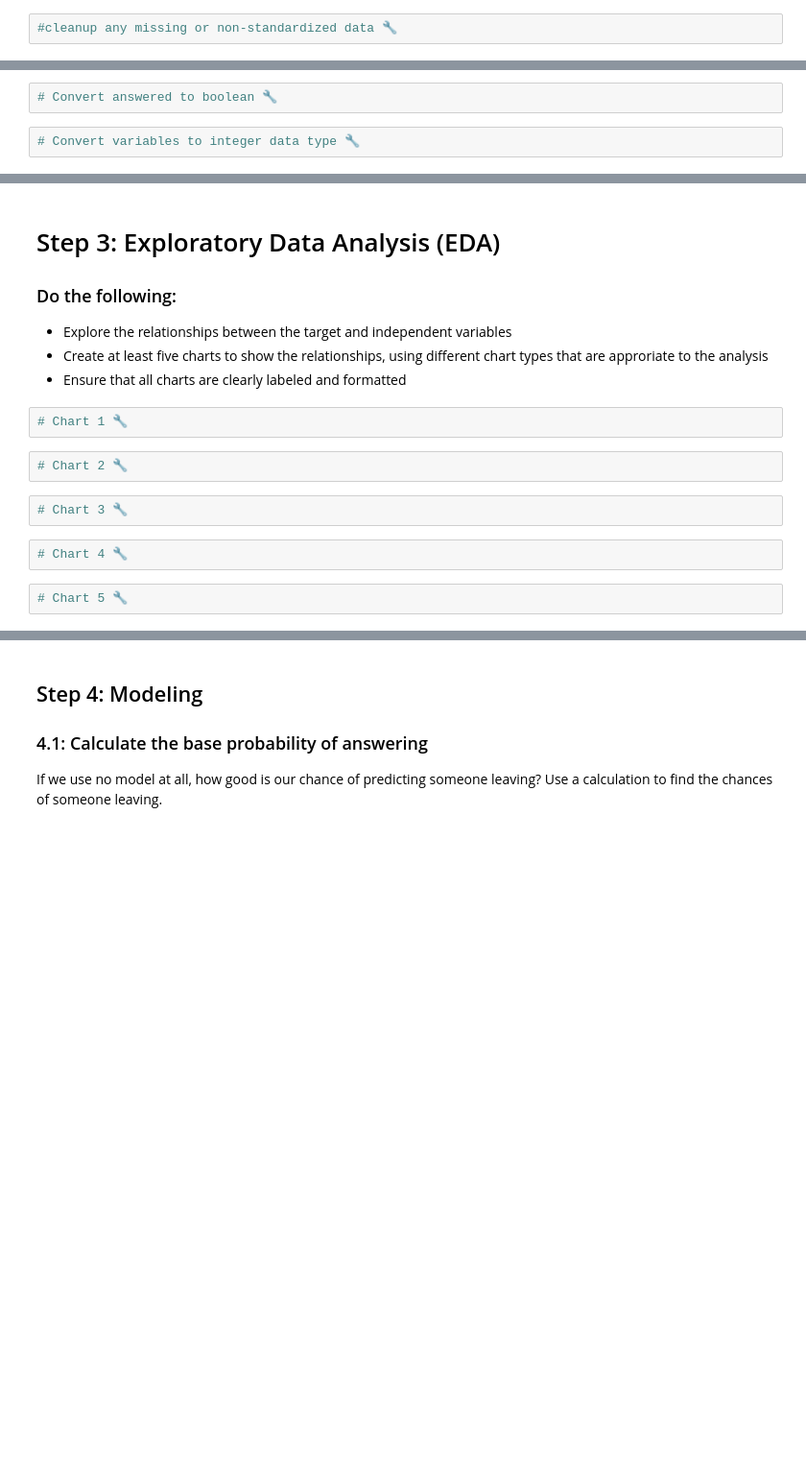
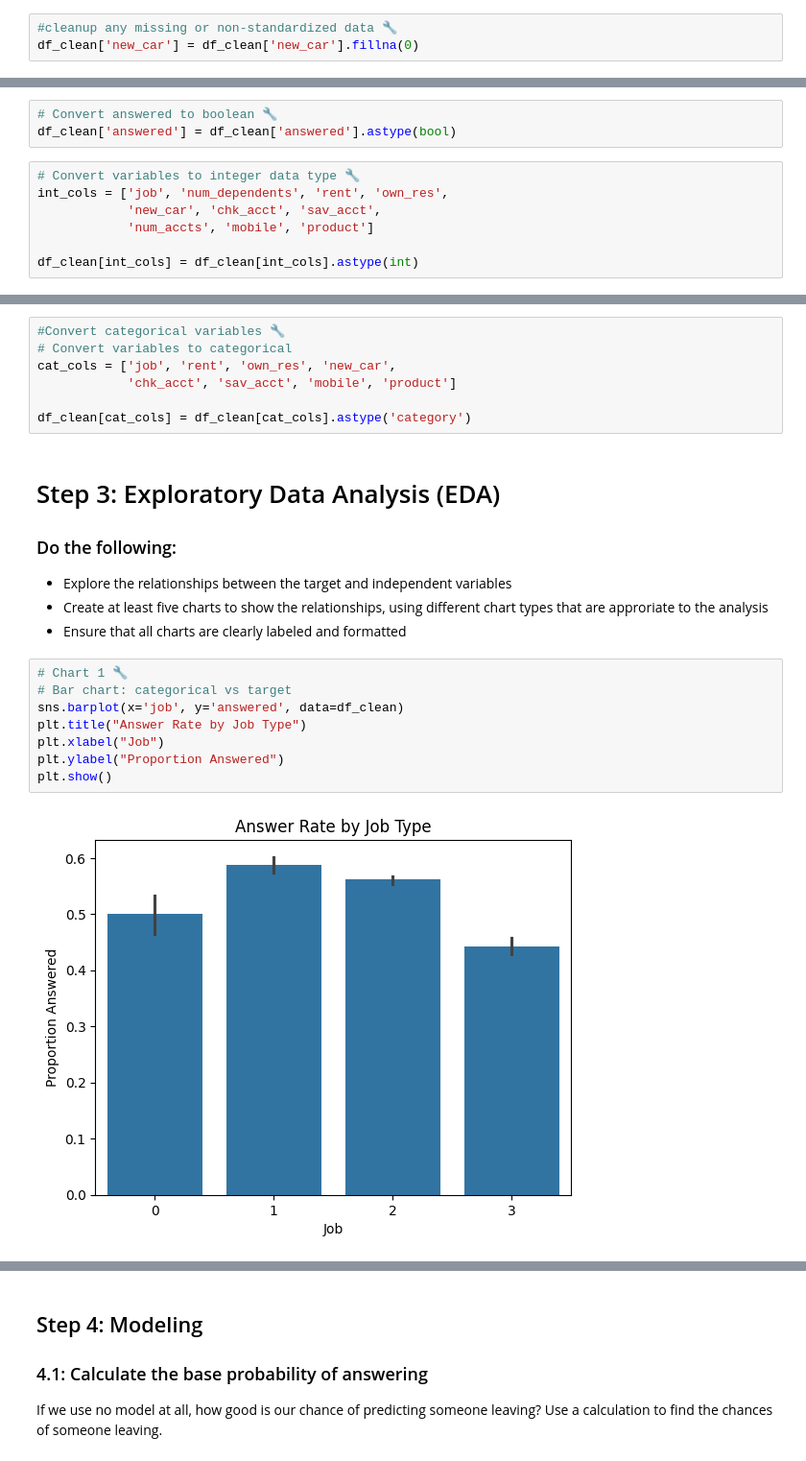
Before and after one commit to jamesHenrikson/jamesHenrikson, a Jupyter notebook: Assignments/assignment_10_classification.ipynb, the cells around one changed output, grey strips where cells are left out. Shown at 96% size. Drawn from its saved outputs; the diff is of its cells as text; blank space fills up the shorter version.

```diff
--- a/Assignments/assignment_10_classification.ipynb
+++ b/Assignments/assignment_10_classification.ipynb
@@ -133,5 +138,6 @@ df.describe()
 # %%
 #cleanup any missing or non-standardized data 🔧
+df_clean['new_car'] = df_clean['new_car'].fillna(0)
 # %% [markdown]
 ### 2.2: Standardize variables
 
@@ -139,8 +145,14 @@ df.describe()
  - Convert any variables that should be an integer into an integer
 # %%
 # Convert answered to boolean 🔧
+df_clean['answered'] = df_clean['answered'].astype(bool)
 # %%
 # Convert variables to integer data type 🔧
+int_cols = ['job', 'num_dependents', 'rent', 'own_res',
+            'new_car', 'chk_acct', 'sav_acct',
+            'num_accts', 'mobile', 'product']
+
+df_clean[int_cols] = df_clean[int_cols].astype(int)
 # %% [markdown]
 ### 2.3 Convert variables to categorical
 
@@ -150,3 +160,10 @@ df.describe()
+# %%
+#Convert categorical variables 🔧
+# Convert variables to categorical
+cat_cols = ['job', 'rent', 'own_res', 'new_car',
+            'chk_acct', 'sav_acct', 'mobile', 'product']
+
+df_clean[cat_cols] = df_clean[cat_cols].astype('category')
 # %% [markdown]
 # Step 3: Exploratory Data Analysis (EDA)
 
@@ -154,13 +171,13 @@ df.describe()
 - Explore the relationships between the target and independent variables
 - Create at least five charts to show the relationships, using different chart types that are approriate to the analysis
 - Ensure that all charts are clearly labeled and formatted
-# %%
-# Chart 1 🔧
-# %%
-# Chart 2 🔧
-# %%
-# Chart 3 🔧
-# %%
-# Chart 4 🔧
-# %%
-# Chart 5 🔧
+# %%
+# Chart 1 🔧
+# Bar chart: categorical vs target
+sns.barplot(x='job', y='answered', data=df_clean)
+plt.title("Answer Rate by Job Type")
+plt.xlabel("Job")
+plt.ylabel("Proportion Answered")
+plt.show()
+# %% [output]
+[figure, added]
```
Also changed, not shown: parts of 21 cells of this notebook.
